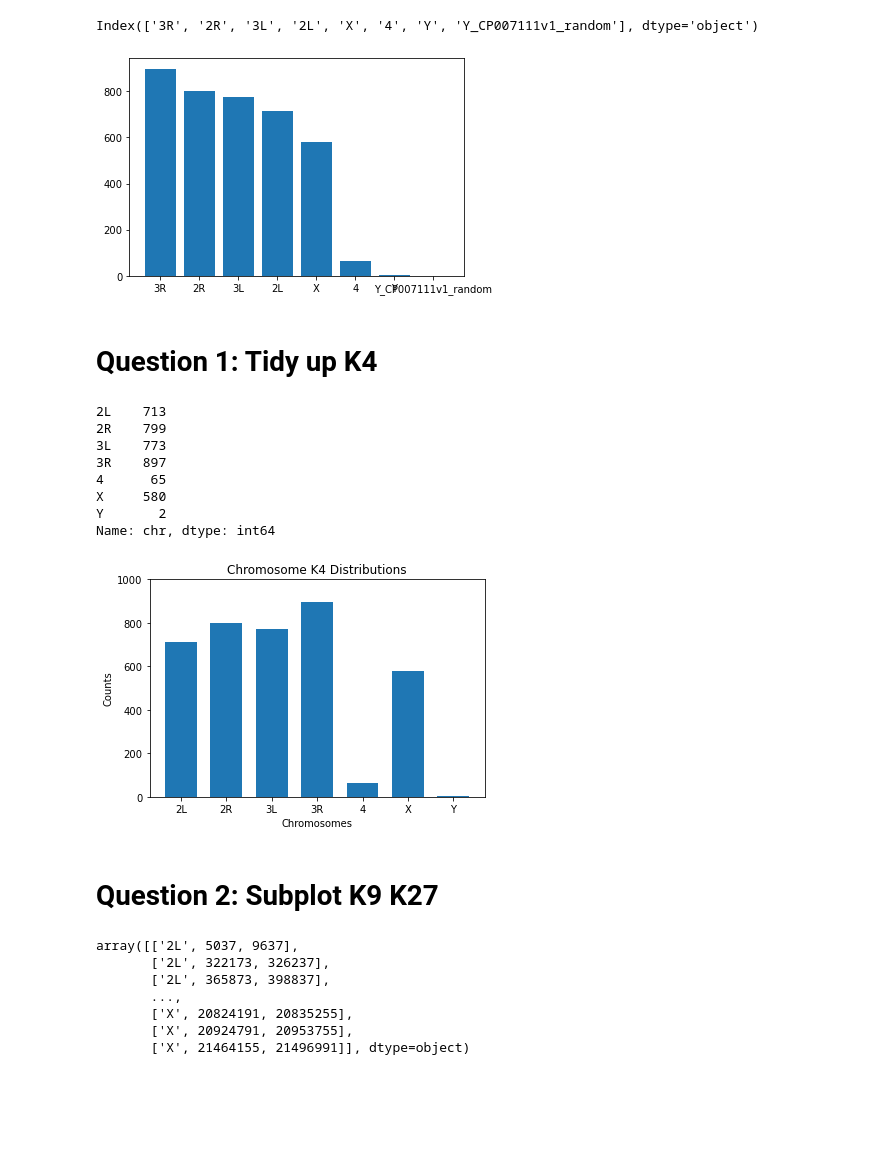
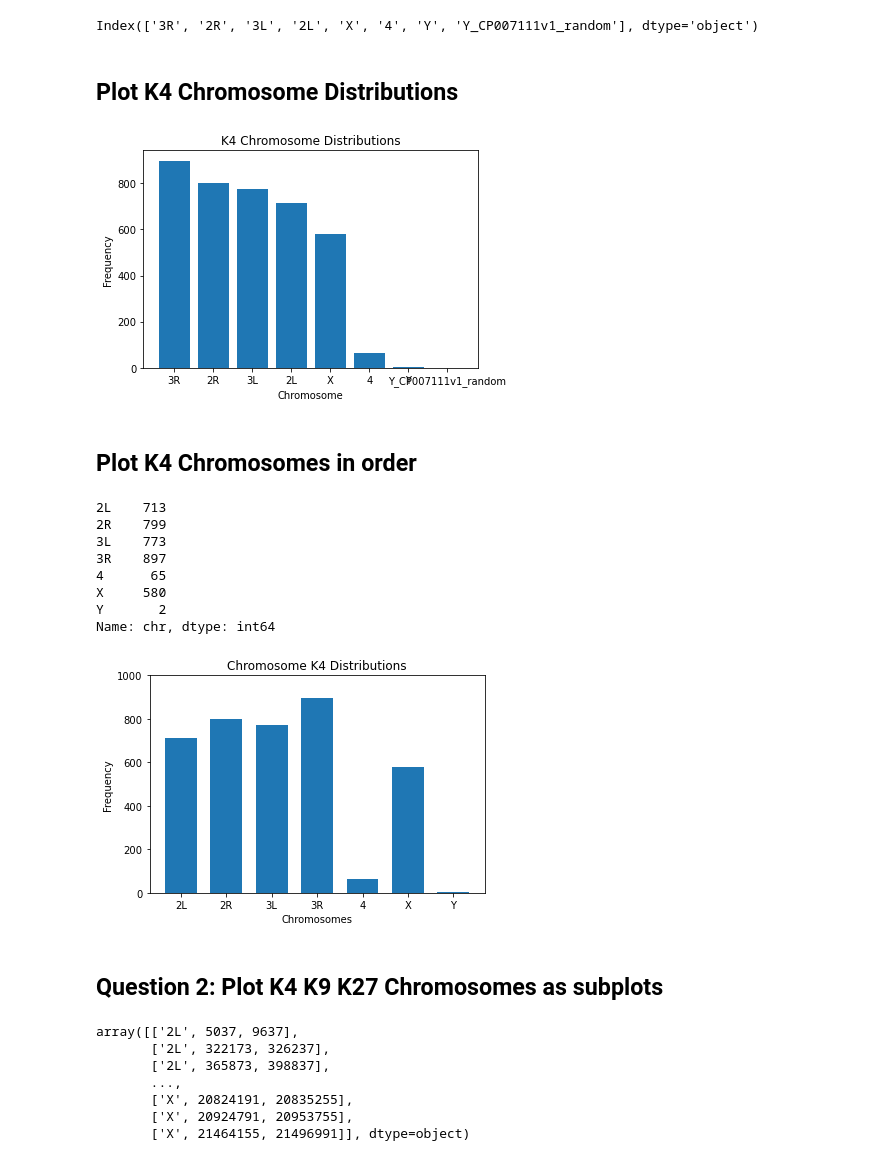
Before and after one commit to GiannaTricola/qbb2020-answers, a Jupyter notebook: day1-lunch/02_bed_features.ipynb, the cells around one changed output. Saved outputs shown, nothing was run; the diff lists cells and outputs as text; code cells hidden in the pictures; blank space fills up the shorter version.

```diff
--- a/day1-lunch/02_bed_features.ipynb
+++ b/day1-lunch/02_bed_features.ipynb
@@ -143,14 +149,19 @@ Name: chr, dtype: int64
 chr_k4.index
 # %% [output]
 Index(['3R', '2R', '3L', '2L', 'X', '4', 'Y', 'Y_CP007111v1_random'], dtype='object')
+# %% [markdown]
+## Plot K4 Chromosome Distributions
 # %%
 fig, ax = plt.subplots()
 ax.bar( chr_k4.index, chr_k4 )
+ax.set_title('K4 Chromosome Distributions')
+ax.set_xlabel('Chromosome')
+ax.set_ylabel('Frequency')
 plt.show()
 # %% [output]
-[figure, old version]
+[figure, new version]
-# %% [markdown]
-# Question 1: Tidy up K4
+# %% [markdown]
+## Plot K4 Chromosomes in order
 # %%
 coi = ['2L', '2R', '3L', '3R', '4', 'X', 'Y']
 coi_sort=chr_k4.loc[coi]
@@ -168,14 +179,14 @@ Name: chr, dtype: int64
 fig, ax = plt.subplots()
 ax.bar(coi_sort.index, coi_sort, width = 0.7)
 ax.set_title("Chromosome K4 Distributions")
-ax.set_ylabel("Counts")
+ax.set_ylabel("Frequency")
 ax.set_xlabel("Chromosomes")
 ax.set_ylim(0,1000)
 plt.show()
 # %% [output]
-[figure, old version]
+[figure, new version]
 # %% [markdown]
-# Question 2: Subplot K9 K27
+## Question 2: Plot K4 K9 K27 Chromosomes as subplots
 # %%
 df_k9.values
 df_k27.values
```
Also changed, not shown: parts of 8 cells of this notebook.
